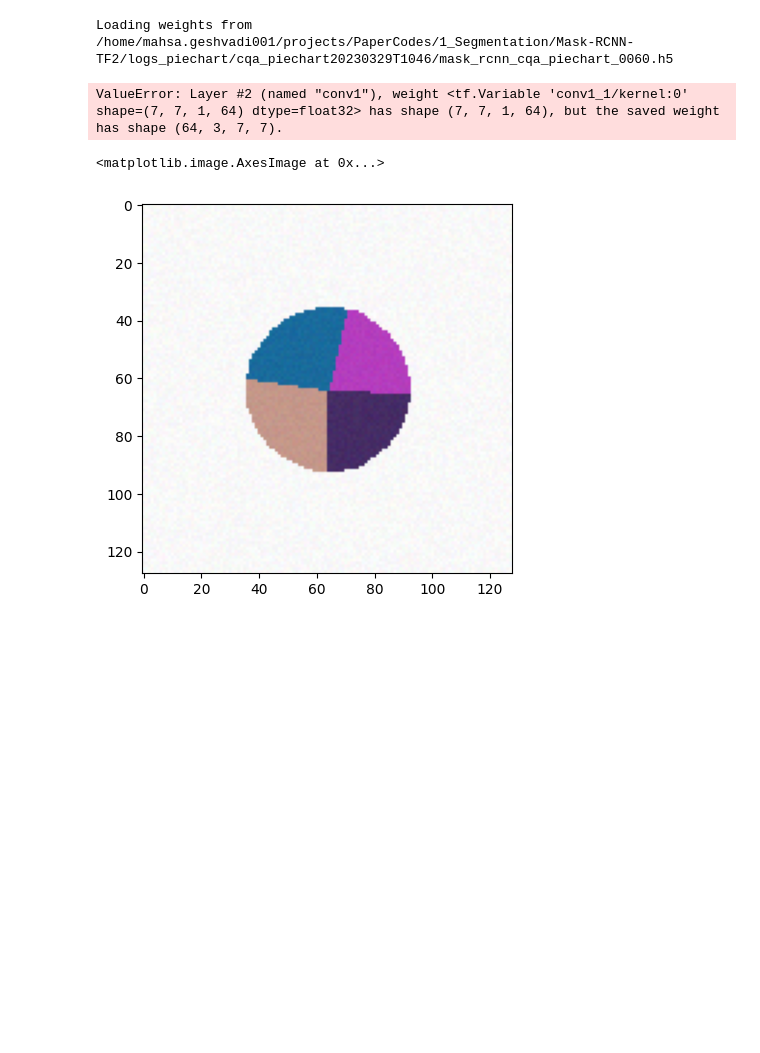
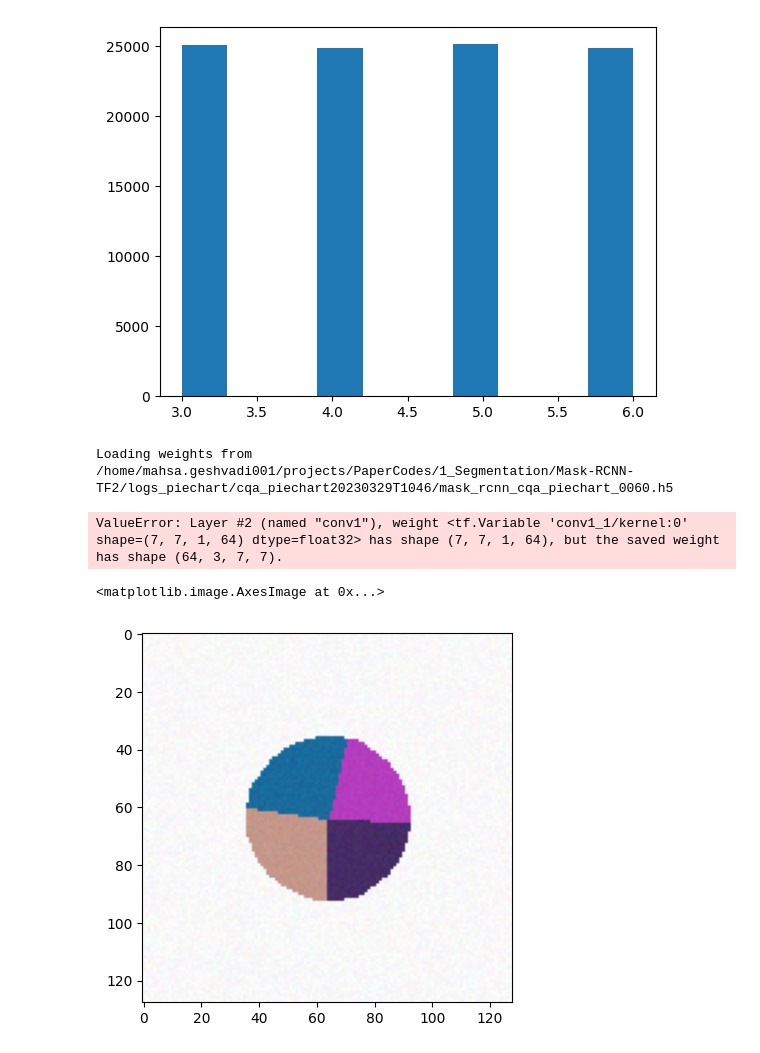
Before and after one commit to mahsageshvadi/Mask-RCNN-TF2, a Jupyter notebook: samples/cqa/Mask_RCNN_PieChart.ipynb, the cells around one changed output. Drawn from its saved outputs; the diff is of its cells as text; code cells hidden in the pictures; blank space fills up the shorter version.

Commit message:
pie chart statistics

```diff
--- a/samples/cqa/Mask_RCNN_PieChart.ipynb
+++ b/samples/cqa/Mask_RCNN_PieChart.ipynb
@@ -211,0 +201,8 @@ plt.show()
+# %%
+numberofpieLogFile = open(MODEL_DIR + "/numberofpieLog.txt", "r")
+
+logs = numberofpieLogFile.read()
+# %%
+import ast
+
+logs_= ast.literal_eval(logs)
@@ -212,3 +229,8 @@ plt.show()
+# %%
+plt.hist(logs_);
+plt.show()
+# %% [output]
+[figure, added]
 # %%
 class InferenceConfig(ShapesConfig):
     GPU_COUNT = 1
```
Also changed, not shown: parts of 8 cells of this notebook.
